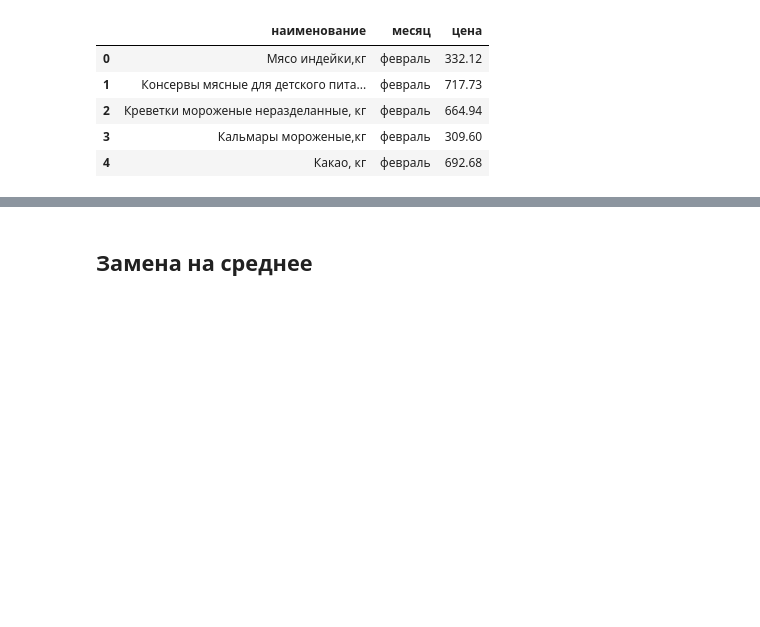
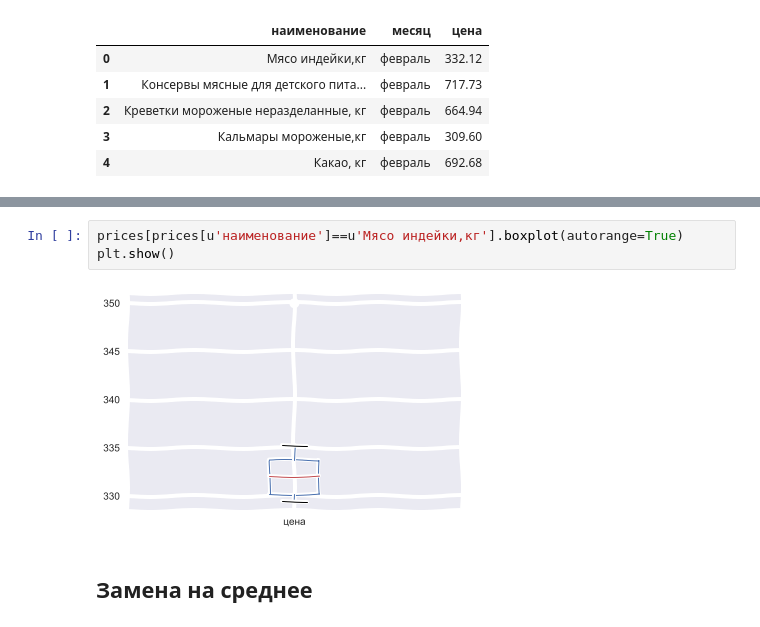
Before and after one commit to lilislilit/talks, a Jupyter notebook: pyladies/september/tidy.ipynb, the cells around one changed output, grey strips where cells are left out. Drawn from its saved outputs; the diff is of its cells as text; blank space fills up the shorter version.

```diff
--- a/pyladies/september/tidy.ipynb
+++ b/pyladies/september/tidy.ipynb
@@ -150,3 +150,8 @@ plt.show()
+# %%
+prices[prices[u'наименование']==u'Мясо индейки,кг'].boxplot(autorange=True)
+plt.show()
+# %% [output]
+[figure, added]
 # %% [markdown]
 ## Замена на среднее
 # %%
```
Also changed, not shown: parts of 14 cells of this notebook, 1 other file.
